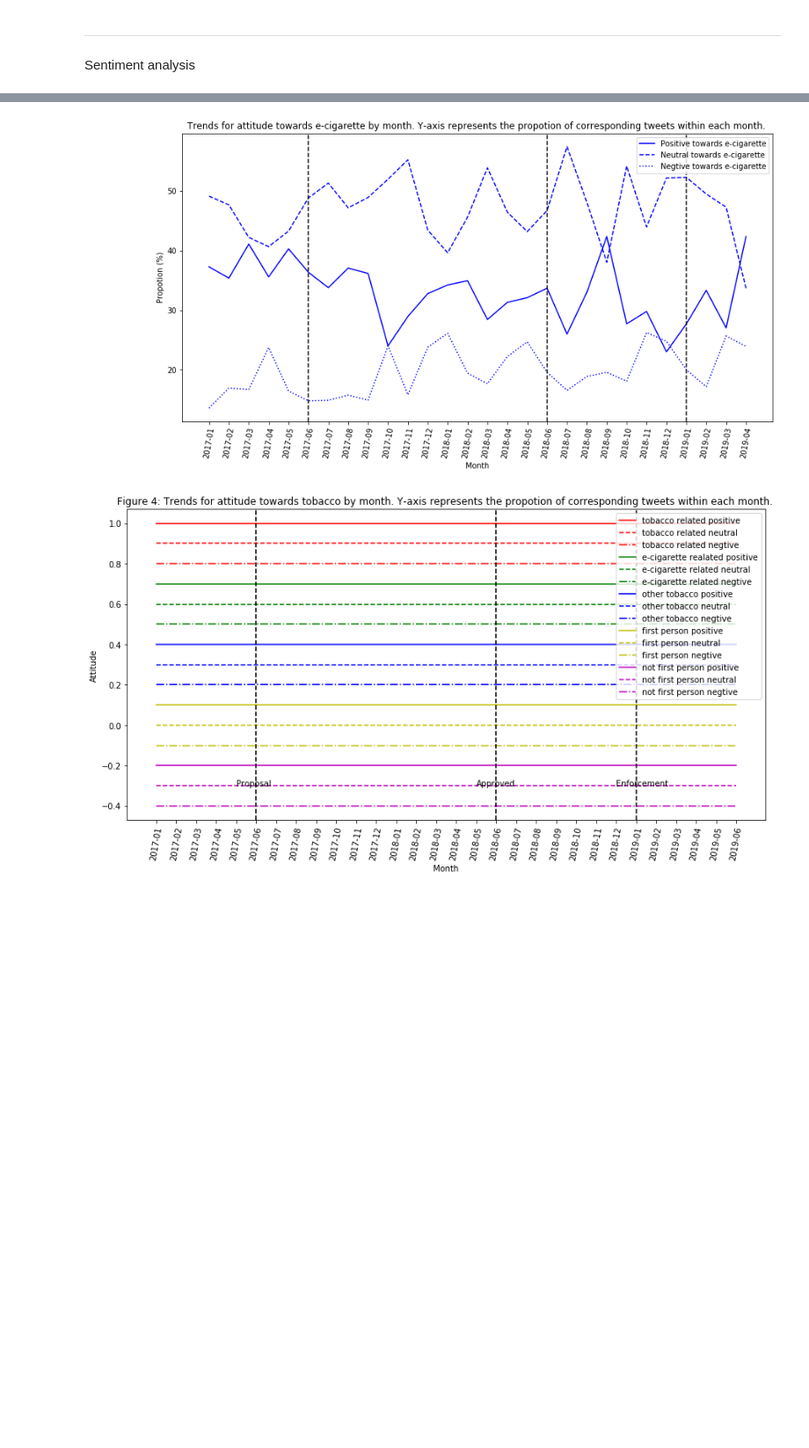
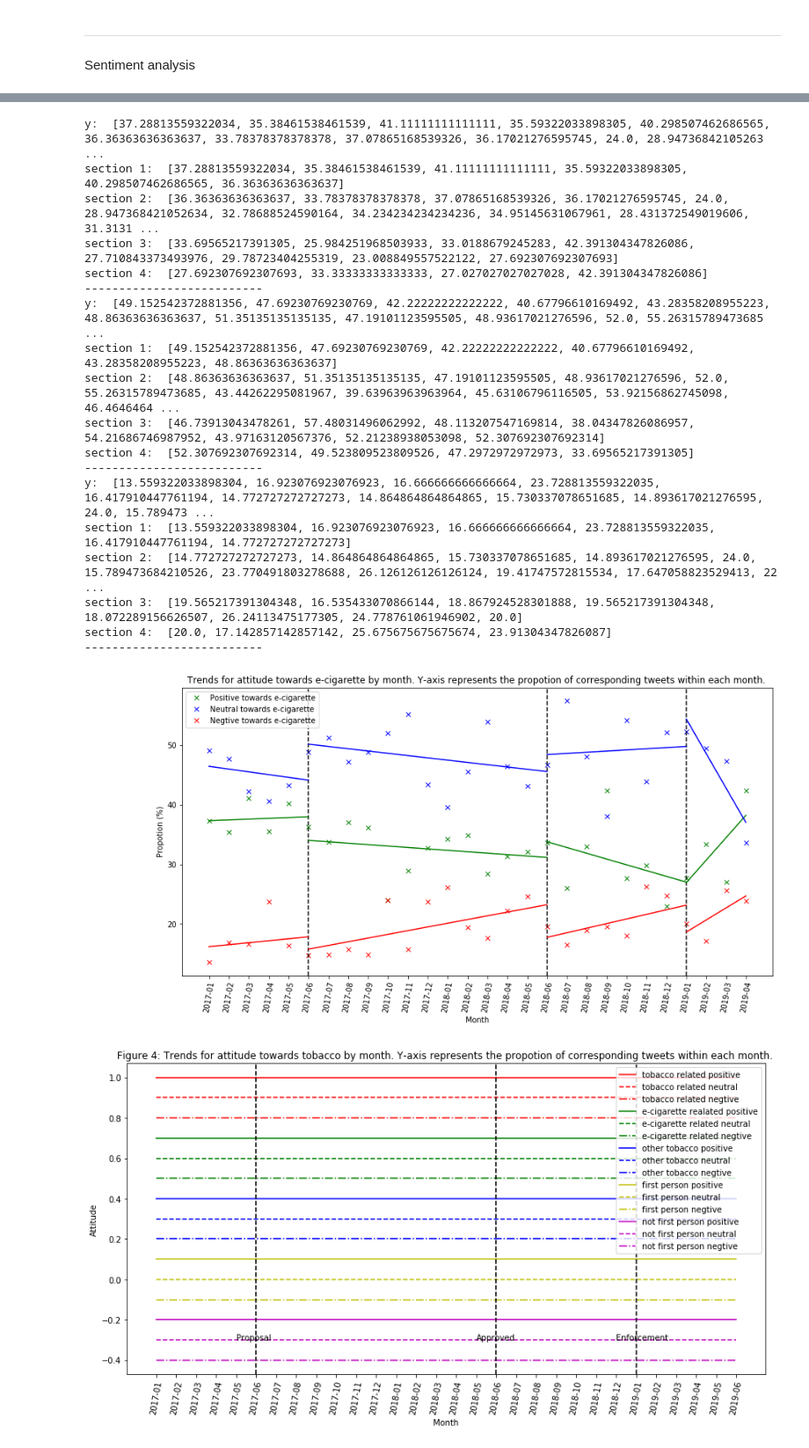
Before and after one commit to meettyj/Tobacco-on-Twitter, a Jupyter notebook: juliana/figures/figure_SF_regression.ipynb, the cells around one changed output, grey strips where cells are left out. Shown at 88% size. Cells and saved outputs as stored; diff of their text form; code cells hidden in the pictures; blank space fills up the shorter version.

Commit message:
update for regression line

```diff
--- a/juliana/figures/figure_SF_regression.ipynb
+++ b/juliana/figures/figure_SF_regression.ipynb
@@ -188,3 +190,6 @@ length of propotion_negative_ecig:  28
 # %% [markdown]
 ---------------------------------
 Draw Figures.
+# %%
+def linearRegression(x, A, B):
+    return A*x + B
@@ -641,37 +740,58 @@ plt.figure(figsize=(14,7))
 
 # print(x)
 itemNum = len(x)
 # print(itemNum)
 
 
 # plt.subplot(2, 1, 1)
 
 
-plt.plot(x, propotion_positive_ecig, 'b-', label='Positive towards e-cigarette')
-plt.plot(x, propotion_neutral_ecig, 'b--', label='Neutral towards e-cigarette')
-plt.plot(x, propotion_negative_ecig, 'b:', label='Negtive towards e-cigarette')
+plt.plot(x, propotion_positive_ecig, 'gx', label='Positive towards e-cigarette')
+plt.plot(x, propotion_neutral_ecig, 'bx', label='Neutral towards e-cigarette')
+plt.plot(x, propotion_negative_ecig, 'rx', label='Negtive towards e-cigarette')
 
 
 plt.legend()
 # plt.vlines(6, 0, 1, colors = "black", linestyles = "dashed")
 plt.axvline(5, hold=None,color='black',linestyle="--")
 plt.annotate(s = 'Proposal', xy=(4,-0.3))
 plt.axvline(17, hold=None,color='black',linestyle="--")
 plt.annotate(s = 'Approved', xy=(16,-0.3))
 plt.axvline(24, hold=None,color='black',linestyle="--")
 plt.annotate(s = 'Enforcement ', xy=(23,-0.3))
 
 
+drawRegressionLine_four_section(propotion_positive_ecig, color='g')
+drawRegressionLine_four_section(propotion_neutral_ecig, color='b')
+drawRegressionLine_four_section(propotion_negative_ecig, color='r')
 
 
 plt.xticks(rotation=80)
 plt.xlabel('Month')
 plt.ylabel('Propotion (%)')
 plt.title('Trends for attitude towards e-cigarette by month. Y-axis represents the propotion of corresponding tweets within each month. ')
 # plt.figure(figsize=(40,1))
 plt.show()
 # %% [output]
+y:  [37.28813559322034, 35.38461538461539, 41.11111111111111, 35.59322033898305, 40.298507462686565, 36.36363636363637, 33.78378378378378, 37.07865168539326, 36.17021276595745, 24.0, 28.94736842105263 ...
+section 1:  [37.28813559322034, 35.38461538461539, 41.11111111111111, 35.59322033898305, 40.298507462686565, 36.36363636363637]
+section 2:  [36.36363636363637, 33.78378378378378, 37.07865168539326, 36.17021276595745, 24.0, 28.947368421052634, 32.78688524590164, 34.234234234234236, 34.95145631067961, 28.431372549019606, 31.3131 ...
+section 3:  [33.69565217391305, 25.984251968503933, 33.0188679245283, 42.391304347826086, 27.710843373493976, 29.78723404255319, 23.008849557522122, 27.692307692307693]
+section 4:  [27.692307692307693, 33.33333333333333, 27.027027027027028, 42.391304347826086]
+--------------------------
+y:  [49.152542372881356, 47.69230769230769, 42.22222222222222, 40.67796610169492, 43.28358208955223, 48.86363636363637, 51.35135135135135, 47.19101123595505, 48.93617021276596, 52.0, 55.26315789473685 ...
+section 1:  [49.152542372881356, 47.69230769230769, 42.22222222222222, 40.67796610169492, 43.28358208955223, 48.86363636363637]
+section 2:  [48.86363636363637, 51.35135135135135, 47.19101123595505, 48.93617021276596, 52.0, 55.26315789473685, 43.44262295081967, 39.63963963963964, 45.63106796116505, 53.92156862745098, 46.4646464 ...
+section 3:  [46.73913043478261, 57.48031496062992, 48.113207547169814, 38.04347826086957, 54.21686746987952, 43.97163120567376, 52.21238938053098, 52.307692307692314]
+section 4:  [52.307692307692314, 49.523809523809526, 47.2972972972973, 33.69565217391305]
+--------------------------
+y:  [13.559322033898304, 16.923076923076923, 16.666666666666664, 23.728813559322035, 16.417910447761194, 14.772727272727273, 14.864864864864865, 15.730337078651685, 14.893617021276595, 24.0, 15.789473 ...
+section 1:  [13.559322033898304, 16.923076923076923, 16.666666666666664, 23.728813559322035, 16.417910447761194, 14.772727272727273]
+section 2:  [14.772727272727273, 14.864864864864865, 15.730337078651685, 14.893617021276595, 24.0, 15.789473684210526, 23.770491803278688, 26.126126126126124, 19.41747572815534, 17.647058823529413, 22 ...
+section 3:  [19.565217391304348, 16.535433070866144, 18.867924528301888, 19.565217391304348, 18.072289156626507, 26.24113475177305, 24.778761061946902, 20.0]
+section 4:  [20.0, 17.142857142857142, 25.675675675675674, 23.91304347826087]
+--------------------------
-[figure, old version]
+[figure, new version]
 # %%
 # Fourth figure
 x1 = np.linspace(1, 12, 12)
```
Also changed, not shown: parts of 11 cells of this notebook.
